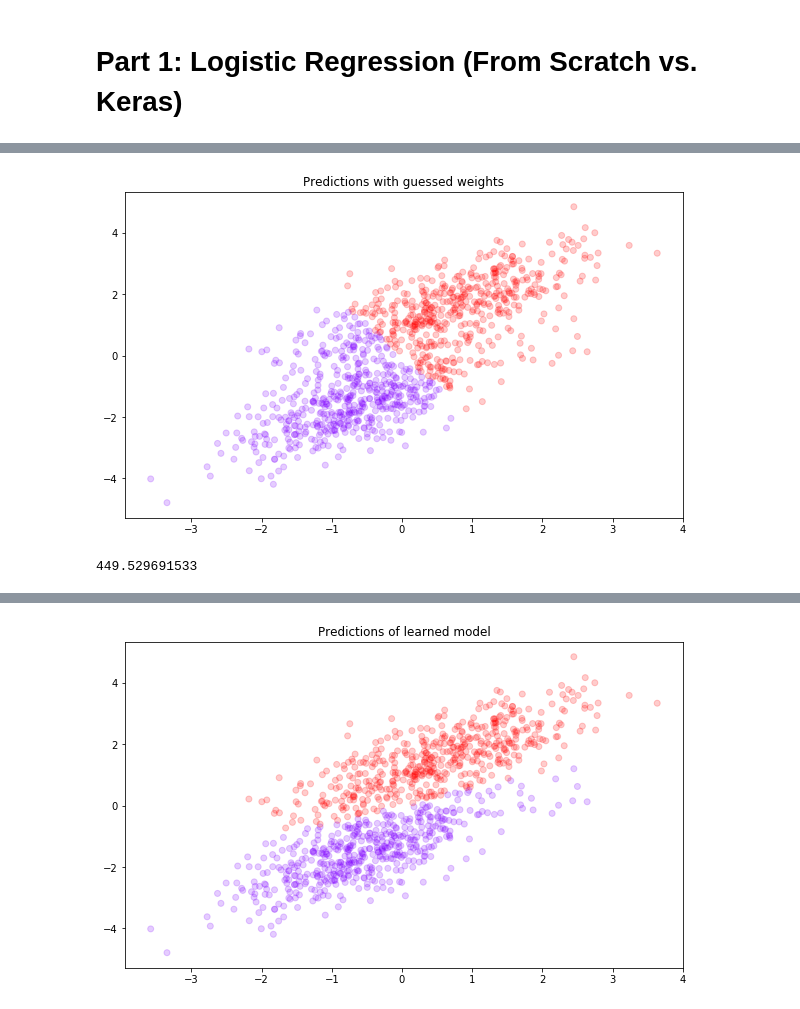
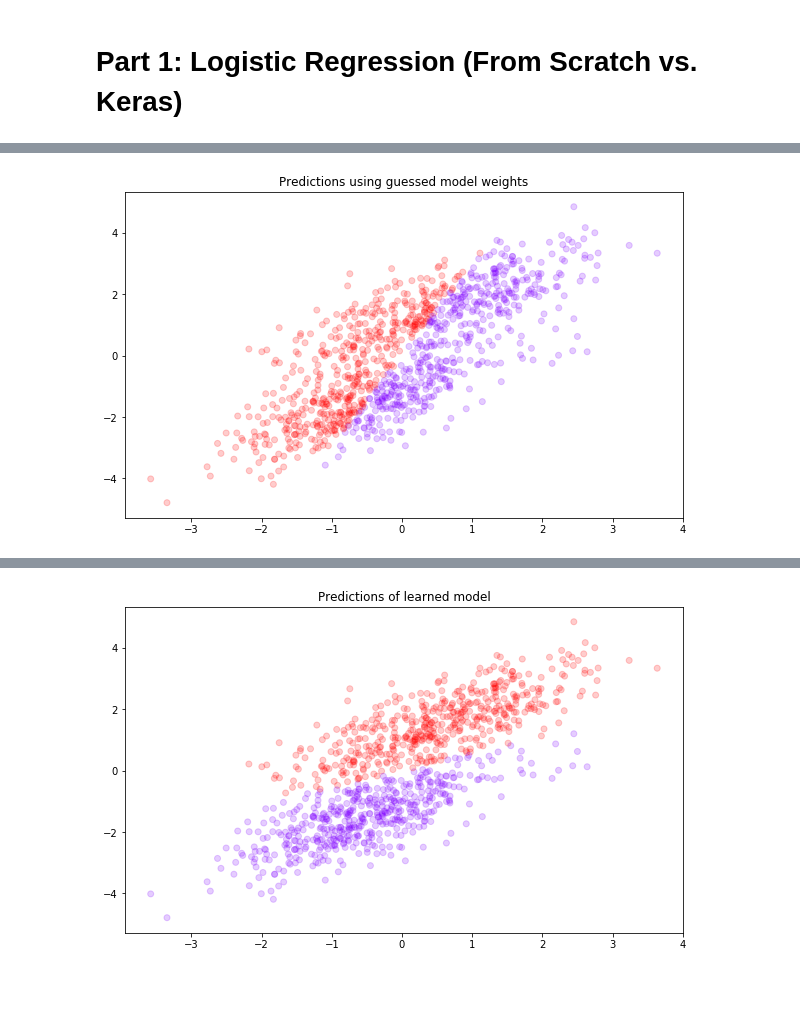
Before and after one commit to lewfish/neural-networks-tutorial, a Jupyter notebook: notebooks/1_logistic_regression.ipynb, the cells around one changed output, grey strips where cells are left out. Cells and saved outputs as stored; diff of their text form; code cells hidden in the pictures.

```diff
--- a/notebooks/1_logistic_regression.ipynb
+++ b/notebooks/1_logistic_regression.ipynb
@@ -60,15 +62,14 @@ def predict(X, w):
     return sigmoid(kernel)
 # %%
 # Guess the weights.
-w = np.array([2., 1.])
-# w = np.array([-3., 1.])
+w = np.array([-3., 1.])
 y_probs = predict(X, w)
 
 # If prob > 0.5, then classify as 1
 y_preds = np.round(y_probs)
-plot_data(X, y_preds, 'Predictions with guessed weights')
+plot_data(X, y_preds, 'Predictions using guessed model weights')
 # %% [output]
-[figure, old version]
+[figure, new version]
 # %%
 # The loss function measures how bad the predictions of the model are.
 # The lower this number, the better.
@@ -77,7 +78,10 @@ def loss(X, w, y):
     # Compute the negative log likelihood of the data under the model.
     return -np.sum(y * kernel - np.log(1 + np.exp(kernel)))
 
-# Loss for hand-chosen weights.
-print(loss(X, w, y))
+# The gradient of the loss points the way to a better model with lower loss.
+# This is the gradient (from multivariable calculus) of the loss with respect to the
+# weights.
+def gradient_loss(X, w, y):
+    y_preds = predict(X, w)
+    error = (y - y_preds)[:, np.newaxis]
+    return np.dot(X.T, error)[:, 0]
-# %% [output]
-449.529691533
```
Also changed, not shown: parts of 8 cells of this notebook.
